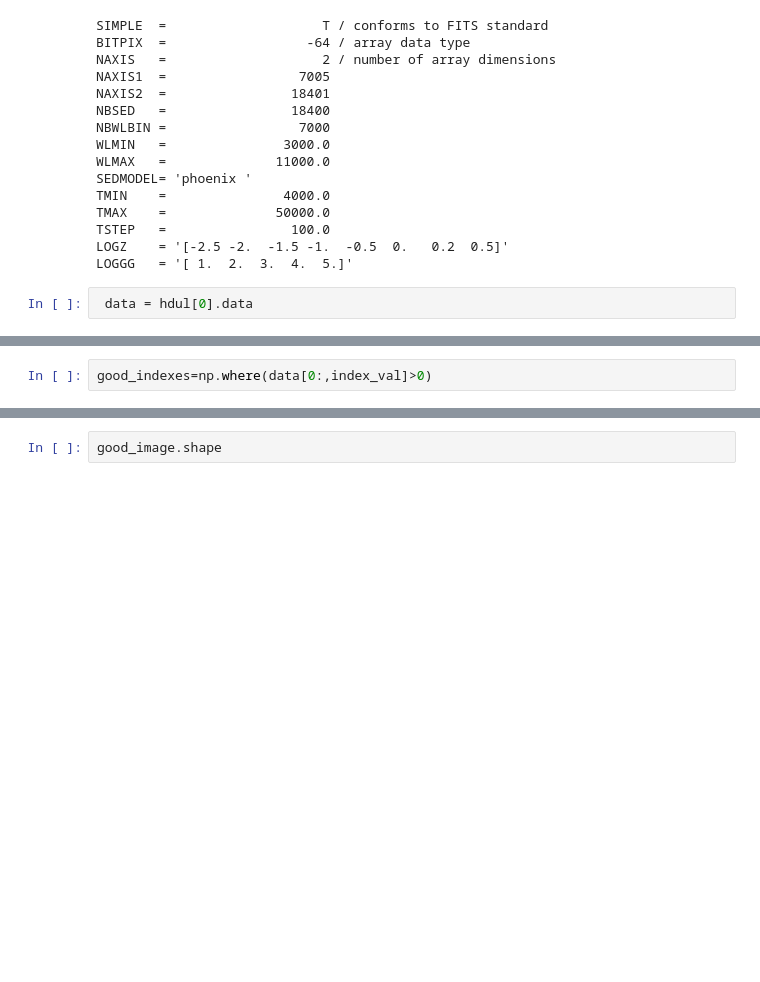
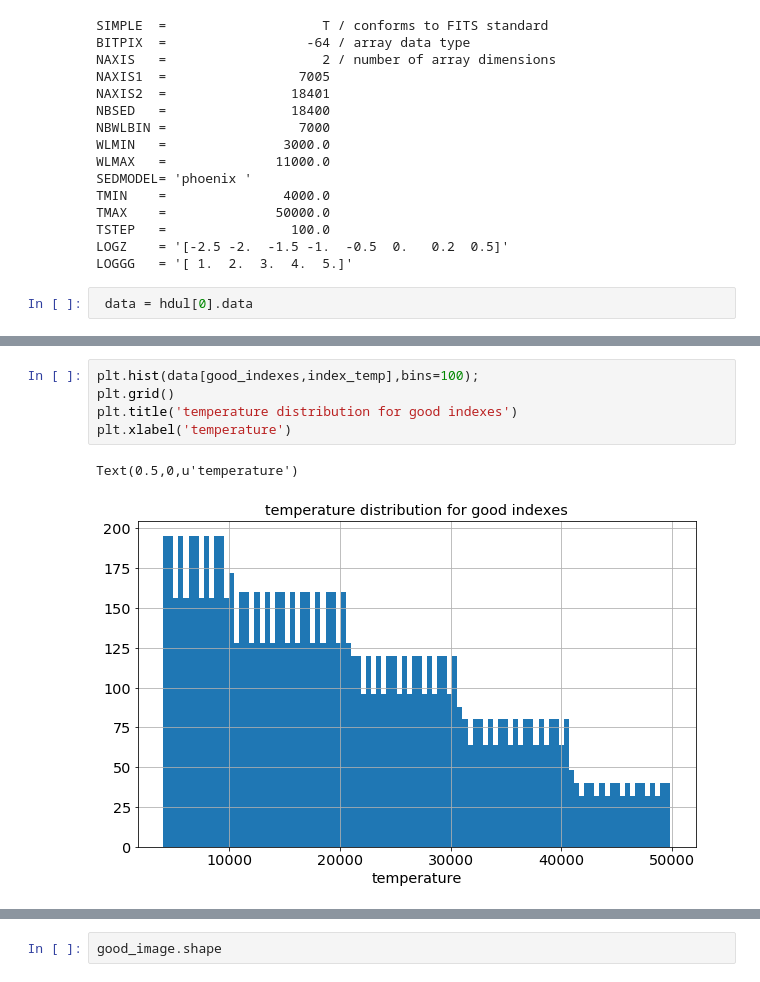
Before and after one commit to sylvielsstfr/PC5AtmStudies, a Jupyter notebook: SNLS/CheckGridSED.ipynb, the cells around one changed output, grey strips where cells are left out. Cells and saved outputs as stored; diff of their text form; blank space fills up the shorter version.

```diff
--- a/SNLS/CheckGridSED.ipynb
+++ b/SNLS/CheckGridSED.ipynb
@@ -73,5 +86,3 @@ plt.plot(data[0,index_val:])
-# %%
-good_indexes=np.where(data[0:,index_val]>0)
 # %%
 good_indexes
 # %% [output]
@@ -78,0 +90,8 @@ good_indexes
+# %%
+plt.hist(data[good_indexes,index_temp],bins=100);
+plt.grid()
+plt.title('temperature distribution for good indexes')
+plt.xlabel('temperature')
+# %% [output]
+Text(0.5,0,u'temperature')
+[figure, added]
```
Also changed, not shown: parts of 17 cells of this notebook.
